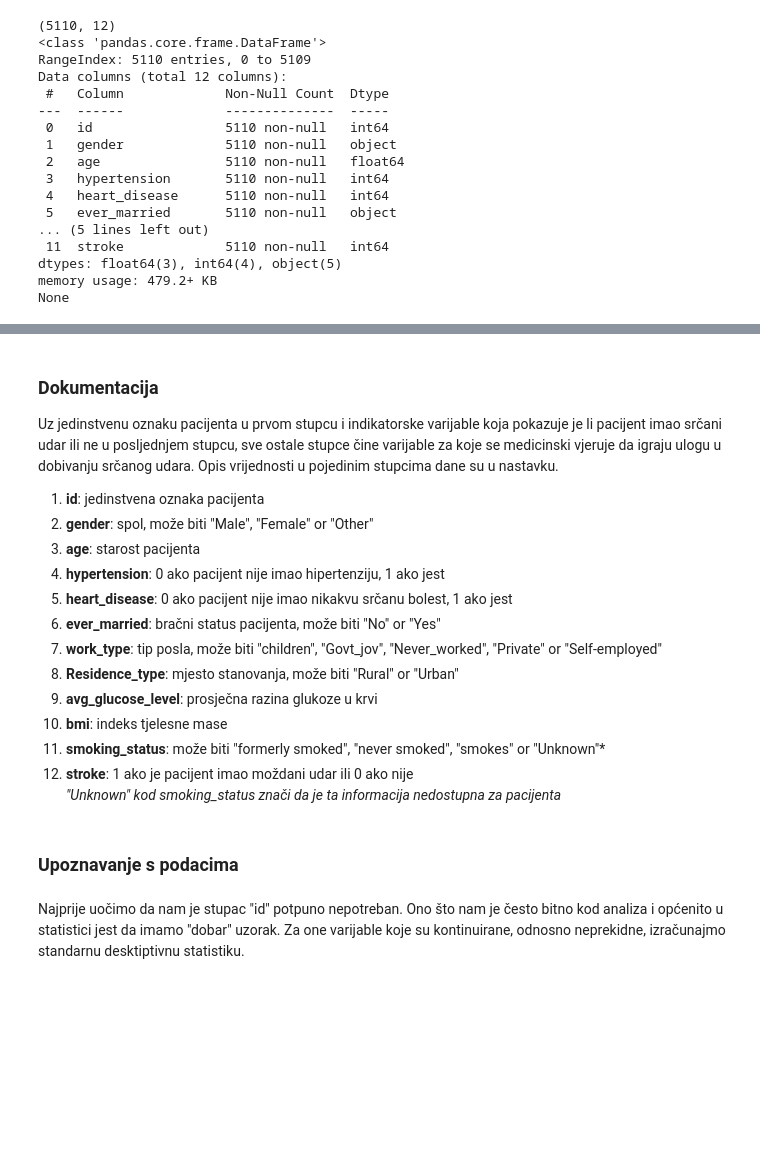
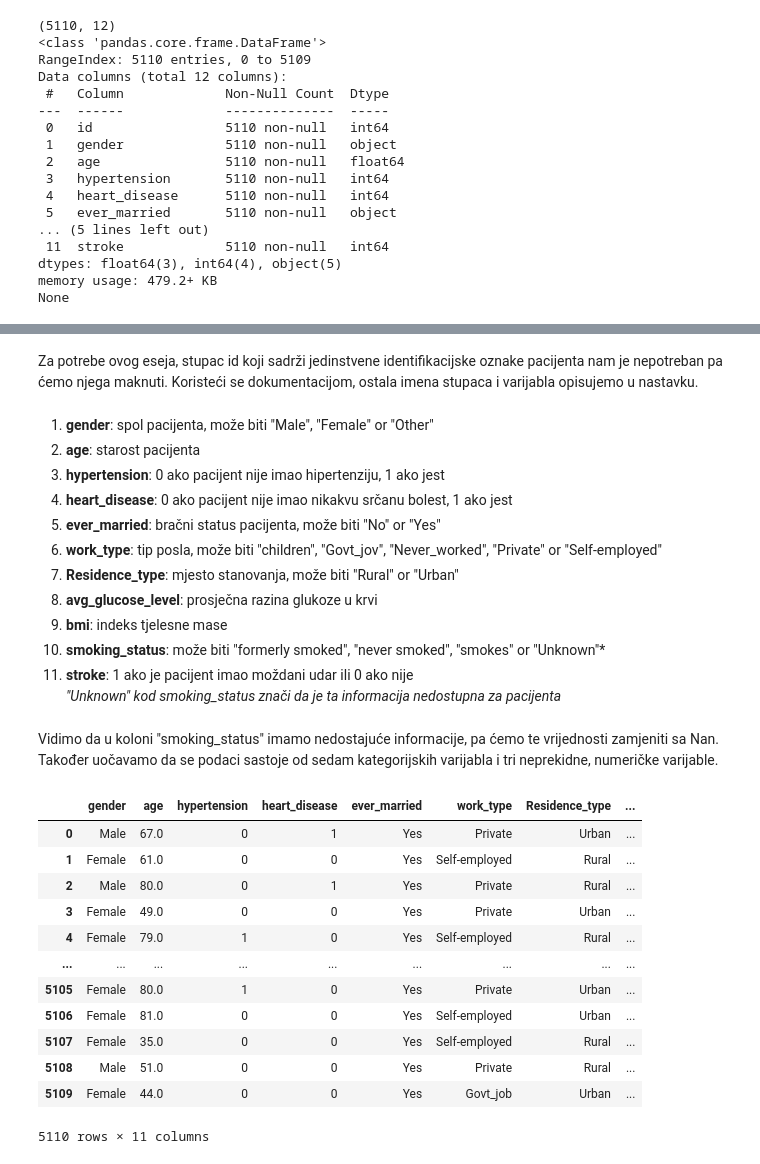
Before and after one commit to matsoftver/Esej, a Jupyter notebook: Esej.ipynb, the cells around one changed output, grey strips where cells are left out. Drawn from its saved outputs; the diff is of its cells as text; code cells hidden in the pictures; blank space fills up the shorter version.

```diff
--- a/Esej.ipynb
+++ b/Esej.ipynb
@@ -43,23 +45,34 @@ podaci.head()
+# %% [markdown]
+Za potrebe ovog eseja, stupac id koji sadrži jedinstvene identifikacijske oznake pacijenta nam je nepotreban pa ćemo njega maknuti. Koristeći se dokumentacijom, ostala imena stupaca i varijabla opisujemo u nastavku.
 # %% [markdown]
-### Dokumentacija
-
-Uz jedinstvenu oznaku pacijenta u prvom stupcu i indikatorske varijable koja pokazuje je li pacijent imao srčani udar ili ne u posljednjem stupcu, sve ostale stupce čine varijable za koje se medicinski vjeruje da igraju ulogu u dobivanju srčanog udara. Opis vrijednosti u pojedinim stupcima dane su u nastavku.
-1) **id**: jedinstvena oznaka pacijenta <br>
-2) **gender**: spol, može biti "Male", "Female" or "Other" <br>
-3) **age**: starost pacijenta <br>
-4) **hypertension**: 0 ako pacijent nije imao hipertenziju, 1 ako jest <br>
-5) **heart_disease**: 0 ako pacijent nije imao nikakvu srčanu bolest, 1 ako jest <br>
-6) **ever_married**: bračni status pacijenta, može biti "No" or "Yes" <br>
-7) **work_type**: tip posla, može biti "children", "Govt_jov", "Never_worked", "Private" or "Self-employed" <br>
-8) **Residence_type**: mjesto stanovanja, može biti "Rural" or "Urban" <br>
-9) **avg_glucose_level**: prosječna razina glukoze u krvi  <br>
-10) **bmi**: indeks tjelesne mase <br>
-11) **smoking_status**: može biti "formerly smoked", "never smoked", "smokes" or "Unknown"* <br>
-12) **stroke**: 1 ako je pacijent imao moždani udar ili 0 ako nije <br>
+1) **gender**: spol pacijenta, može biti "Male", "Female" or "Other" <br>
+2) **age**: starost pacijenta <br>
+3) **hypertension**: 0 ako pacijent nije imao hipertenziju, 1 ako jest <br>
+4) **heart_disease**: 0 ako pacijent nije imao nikakvu srčanu bolest, 1 ako jest <br>
+5) **ever_married**: bračni status pacijenta, može biti "No" or "Yes" <br>
+6) **work_type**: tip posla, može biti "children", "Govt_jov", "Never_worked", "Private" or "Self-employed" <br>
+7) **Residence_type**: mjesto stanovanja, može biti "Rural" or "Urban" <br>
+8) **avg_glucose_level**: prosječna razina glukoze u krvi  <br>
+9) **bmi**: indeks tjelesne mase <br>
+10) **smoking_status**: može biti "formerly smoked", "never smoked", "smokes" or "Unknown"* <br>
+11) **stroke**: 1 ako je pacijent imao moždani udar ili 0 ako nije <br>
 *"Unknown" kod smoking_status znači da je ta informacija nedostupna za pacijenta*
-# %% [markdown]
-### Upoznavanje s podacima
-# %% [markdown]
-Najprije uočimo da nam je stupac "id" potpuno nepotreban. Ono što nam je često bitno kod analiza i općenito u statistici jest da imamo "dobar" uzorak. Za one varijable koje su kontinuirane, odnosno neprekidne, izračunajmo standarnu desktiptivnu statistiku.
+# %% [markdown]
+Vidimo da u koloni "smoking_status" imamo nedostajuće informacije, pa ćemo te vrijednosti zamjeniti sa Nan. Također uočavamo da se podaci sastoje od sedam kategorijskih varijabla i tri neprekidne, numeričke varijable.
 # %%
 podaci = podaci.drop('id', axis=1)
+podaci.replace('Unknown', np.NaN)
+# %% [output]
+|  | gender | age | hypertension | heart_disease | ever_married | work_type | Residence_type | ... |
+| 0 | Male | 67.0 | 0 | 1 | Yes | Private | Urban | ... |
+| 1 | Female | 61.0 | 0 | 0 | Yes | Self-employed | Rural | ... |
+| 2 | Male | 80.0 | 0 | 1 | Yes | Private | Rural | ... |
+| 3 | Female | 49.0 | 0 | 0 | Yes | Private | Urban | ... |
+| 4 | Female | 79.0 | 1 | 0 | Yes | Self-employed | Rural | ... |
+| ... | ... | ... | ... | ... | ... | ... | ... | ... |
+| 5105 | Female | 80.0 | 1 | 0 | Yes | Private | Urban | ... |
+| 5106 | Female | 81.0 | 0 | 0 | Yes | Self-employed | Urban | ... |
+| 5107 | Female | 35.0 | 0 | 0 | Yes | Self-employed | Rural | ... |
+| 5108 | Male | 51.0 | 0 | 0 | Yes | Private | Rural | ... |
+| 5109 | Female | 44.0 | 0 | 0 | Yes | Govt_job | Urban | ... |
+5110 rows × 11 columns
```
Also changed, not shown: parts of 17 cells of this notebook.
